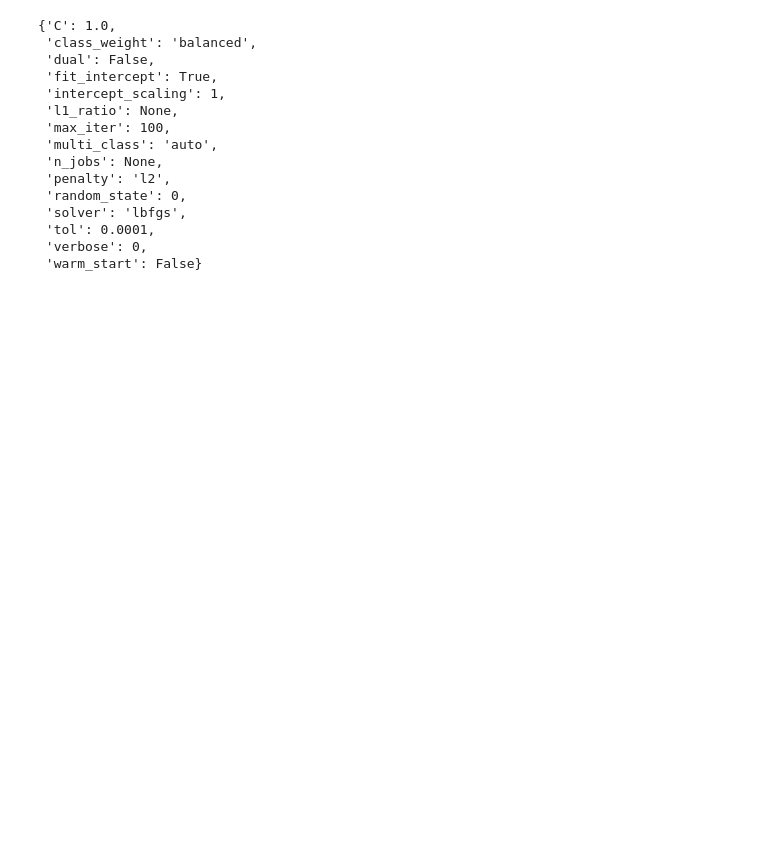
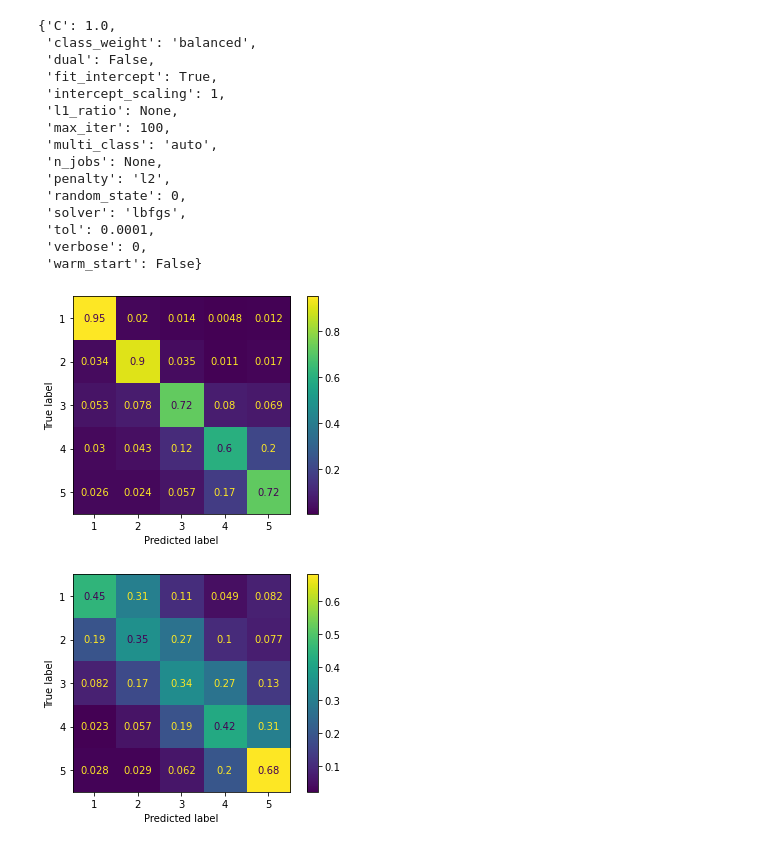
Before and after one commit to ordovas/amazon_books_reviews, a Jupyter notebook: testing.ipynb, the cells around one changed output. Saved outputs shown, nothing was run; the diff lists cells and outputs as text; code cells hidden in the pictures; blank space fills up the shorter version.

Commit message:
Plot Confusion Matrix

```diff
--- a/testing.ipynb
+++ b/testing.ipynb
@@ -120,7 +120,7 @@ from sklearn.model_selection import train_test_split
 df=df.reset_index()
 # %%
 from sklearn.feature_extraction.text import TfidfVectorizer
-v = TfidfVectorizer(min_df=3)
+v = TfidfVectorizer(min_df=5)
 x = v.fit_transform(df['review_clean']).toarray()
 # %%
 df_tfidf = pd.DataFrame(x, columns=v.get_feature_names())
@@ -206,0 +209,7 @@ clf.get_params()
+# %%
+plot_confusion_matrix(clf, X_train, y_train,cmap="viridis",normalize="true")
+plot_confusion_matrix(clf, X_test, y_test,cmap="viridis",normalize="true")
+plt.show();
+# %% [output]
+[figure, added]
+[figure, added]
```
Also changed, not shown: parts of 12 cells of this notebook.
